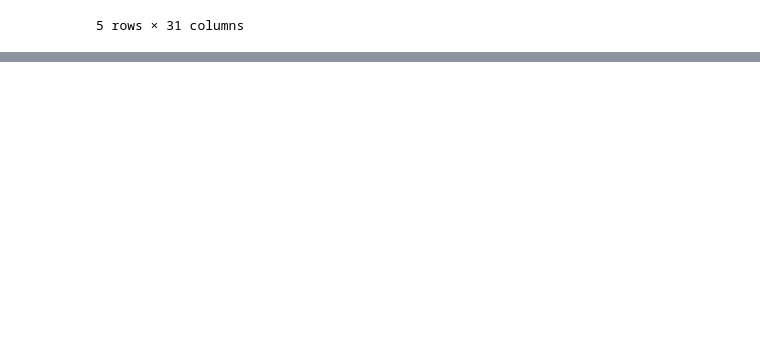
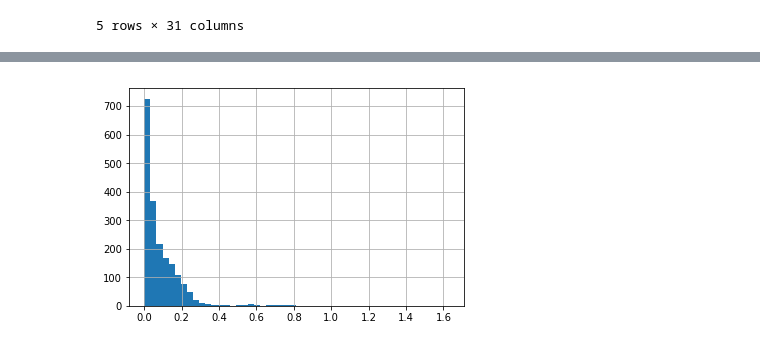
Before and after one commit to keigito/Starbucks_Customer_Analysis, a Jupyter notebook: Starbucks_Capstone_notebook.ipynb, the cells around one changed output, grey strips where cells are left out. Cells and saved outputs as stored; diff of their text form; code cells hidden in the pictures; blank space fills up the shorter version.

```diff
--- a/Starbucks_Capstone_notebook.ipynb
+++ b/Starbucks_Capstone_notebook.ipynb
@@ -677,3 +675,5 @@ profile.head()
 5 rows × 31 columns
 # %%
 profile.to_csv("profile_checkpoint1.csv", index=False)
+# %%
+profile = pd.read_csv("profile_checkpoint1.csv")
@@ -679,0 +696,4 @@ profile.to_csv("profile_checkpoint1.csv", index=False)
+# %%
+profile[(profile["income"]< 40000)]["no_promotions_spending_per_day"].hist(bins=50);
+# %% [output]
+[figure, added]
```
Also changed, not shown: parts of 14 cells of this notebook.
